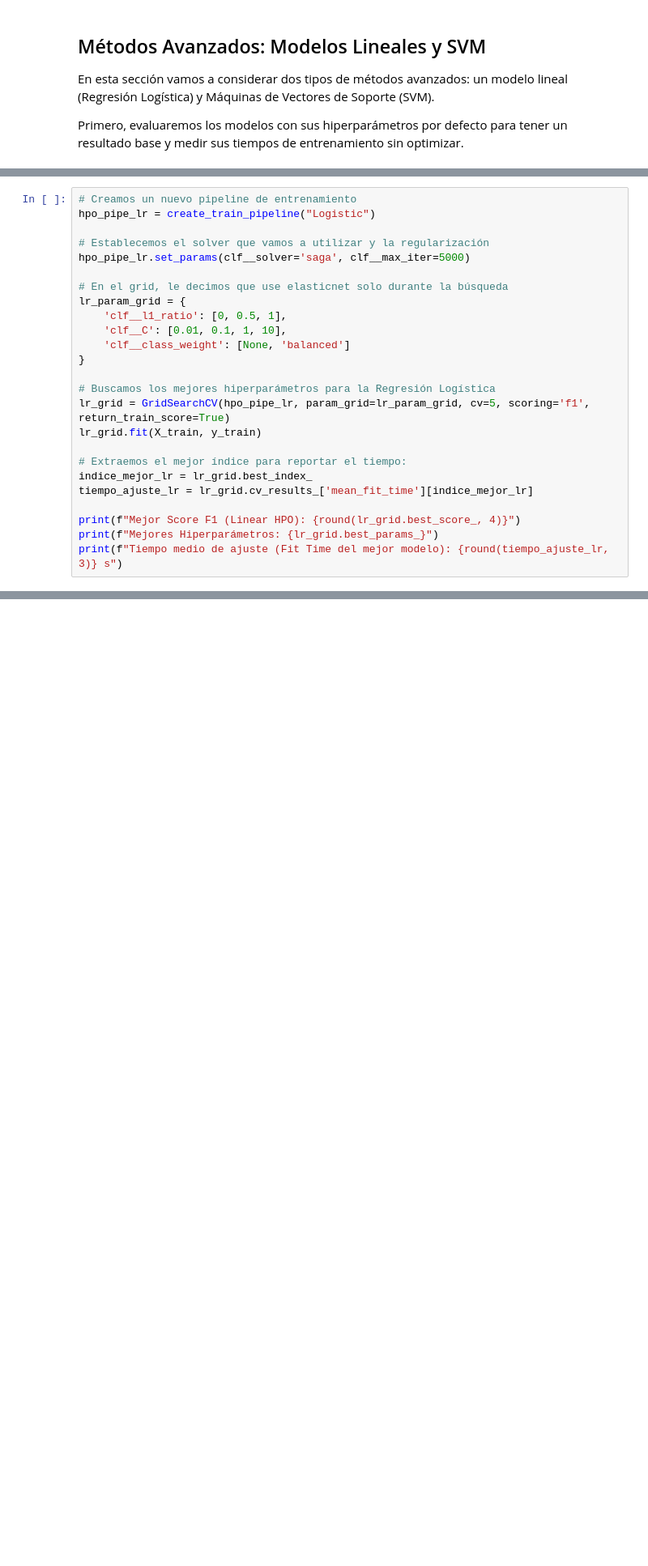
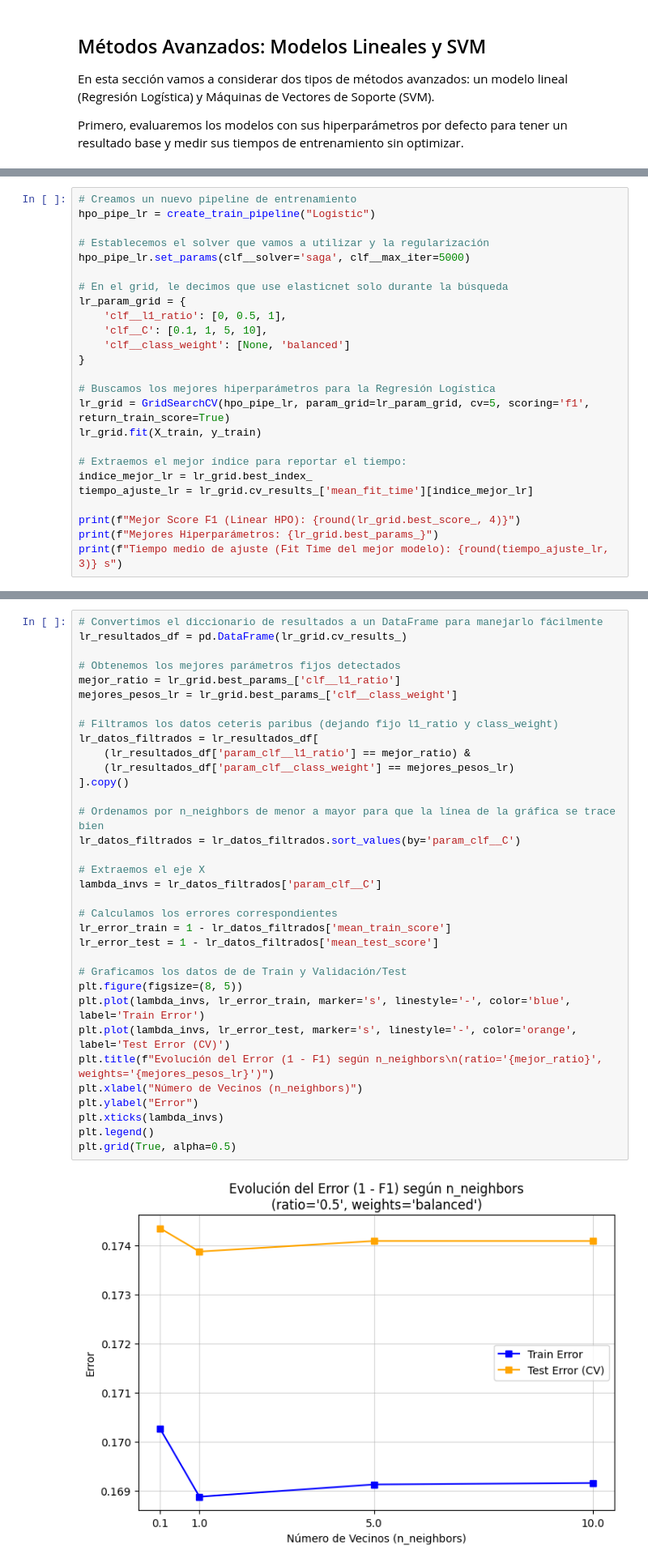
Before and after one commit to aleLobo31/UC3M_ML_P1_G26, a Jupyter notebook: notebooks/preprocessing.ipynb, the cells around one changed output, grey strips where cells are left out. Shown at 81% size. Drawn from its saved outputs; the diff is of its cells as text; blank space fills up the shorter version.

```diff
--- a/notebooks/preprocessing.ipynb
+++ b/notebooks/preprocessing.ipynb
@@ -791,7 +829,7 @@ hpo_pipe_lr.set_params(clf__solver='saga', clf__max_iter=5000)
 # En el grid, le decimos que use elasticnet solo durante la búsqueda
 lr_param_grid = {
     'clf__l1_ratio': [0, 0.5, 1],
-    'clf__C': [0.01, 0.1, 1, 10],
+    'clf__C': [0.1, 1, 5, 10],
     'clf__class_weight': [None, 'balanced']
 }
 
@@ -813,0 +851,36 @@ Error:
+# %%
+# Convertimos el diccionario de resultados a un DataFrame para manejarlo fácilmente
+lr_resultados_df = pd.DataFrame(lr_grid.cv_results_)
+
+# Obtenemos los mejores parámetros fijos detectados
+mejor_ratio = lr_grid.best_params_['clf__l1_ratio']
+mejores_pesos_lr = lr_grid.best_params_['clf__class_weight']
+
+# Filtramos los datos ceteris paribus (dejando fijo l1_ratio y class_weight)
+lr_datos_filtrados = lr_resultados_df[
+    (lr_resultados_df['param_clf__l1_ratio'] == mejor_ratio) &
+    (lr_resultados_df['param_clf__class_weight'] == mejores_pesos_lr)
+].copy()
+
+# Ordenamos por n_neighbors de menor a mayor para que la línea de la gráfica se trace bien
+lr_datos_filtrados = lr_datos_filtrados.sort_values(by='param_clf__C')
+
+# Extraemos el eje X
+lambda_invs = lr_datos_filtrados['param_clf__C']
+
+# Calculamos los errores correspondientes
+lr_error_train = 1 - lr_datos_filtrados['mean_train_score']
+lr_error_test = 1 - lr_datos_filtrados['mean_test_score']
+
+# Graficamos los datos de de Train y Validación/Test
+plt.figure(figsize=(8, 5))
+plt.plot(lambda_invs, lr_error_train, marker='s', linestyle='-', color='blue', label='Train Error')
+plt.plot(lambda_invs, lr_error_test, marker='s', linestyle='-', color='orange', label='Test Error (CV)')
+plt.title(f"Evolución del Error (1 - F1) según n_neighbors\n(ratio='{mejor_ratio}', weights='{mejores_pesos_lr}')")
+plt.xlabel("Número de Vecinos (n_neighbors)")
+plt.ylabel("Error")
+plt.xticks(lambda_invs)
+plt.legend()
+plt.grid(True, alpha=0.5)
+# %% [output]
+[figure, added]
```
Also changed, not shown: parts of 29 cells of this notebook, 1 other file.
